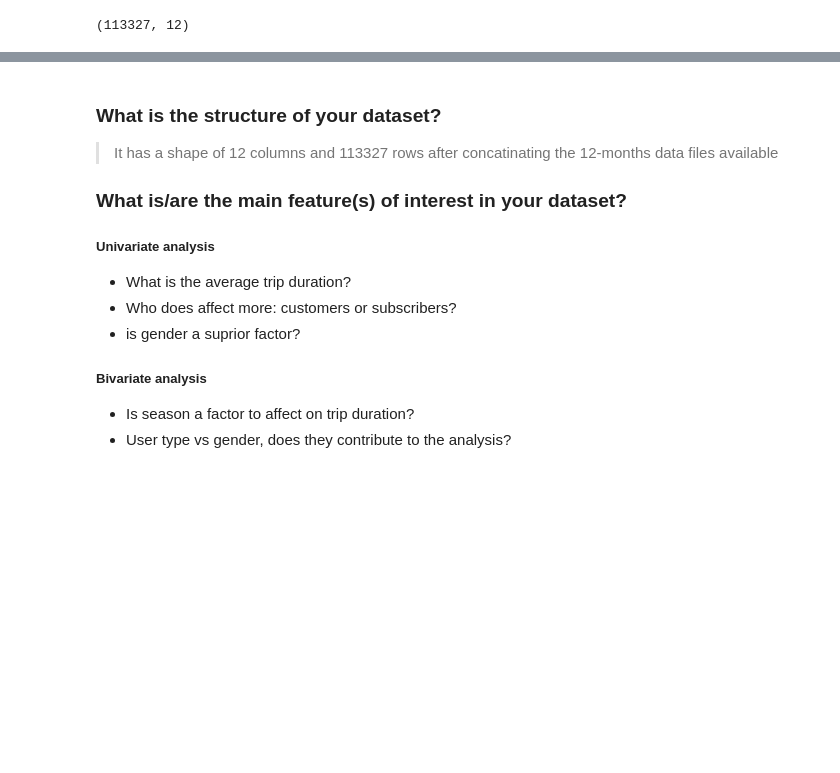
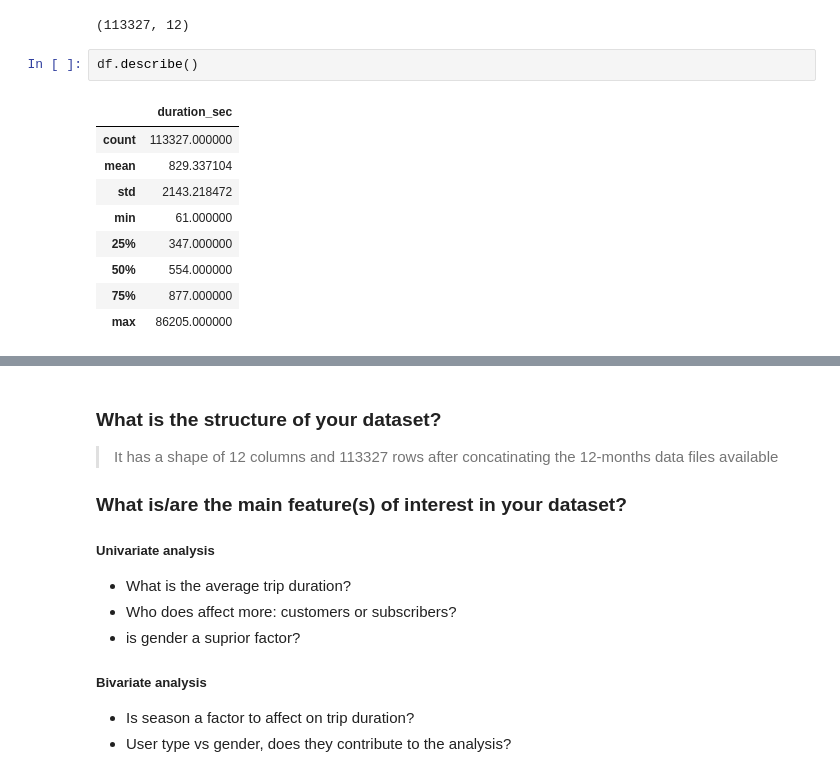
Before and after one commit to MahmoudHousam/GoBike, a Jupyter notebook: exploration.ipynb, the cells around one changed output, grey strips where cells are left out. Drawn from its saved outputs; the diff is of its cells as text; blank space fills up the shorter version.

```diff
--- a/exploration.ipynb
+++ b/exploration.ipynb
@@ -67,3 +89,15 @@ df.dropna(inplace=True)
 df.shape
 # %% [output]
 (113327, 12)
+# %%
+df.describe()
+# %% [output]
+|  | duration_sec |
+| count | 113327.000000 |
+| mean | 829.337104 |
+| std | 2143.218472 |
+| min | 61.000000 |
+| 25% | 347.000000 |
+| 50% | 554.000000 |
+| 75% | 877.000000 |
+| max | 86205.000000 |
```
Also changed, not shown: parts of 7 cells of this notebook, 3 other files.
